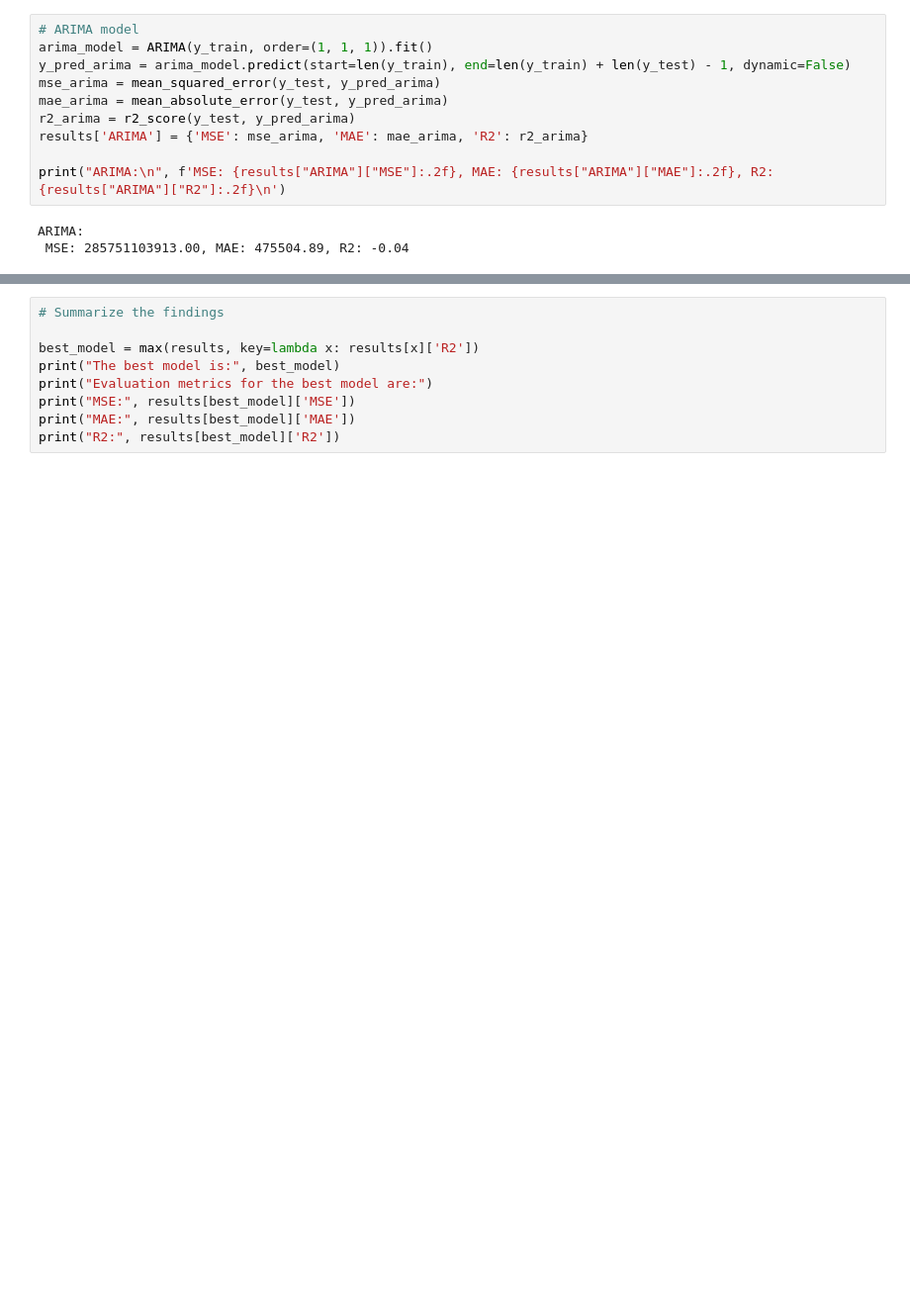
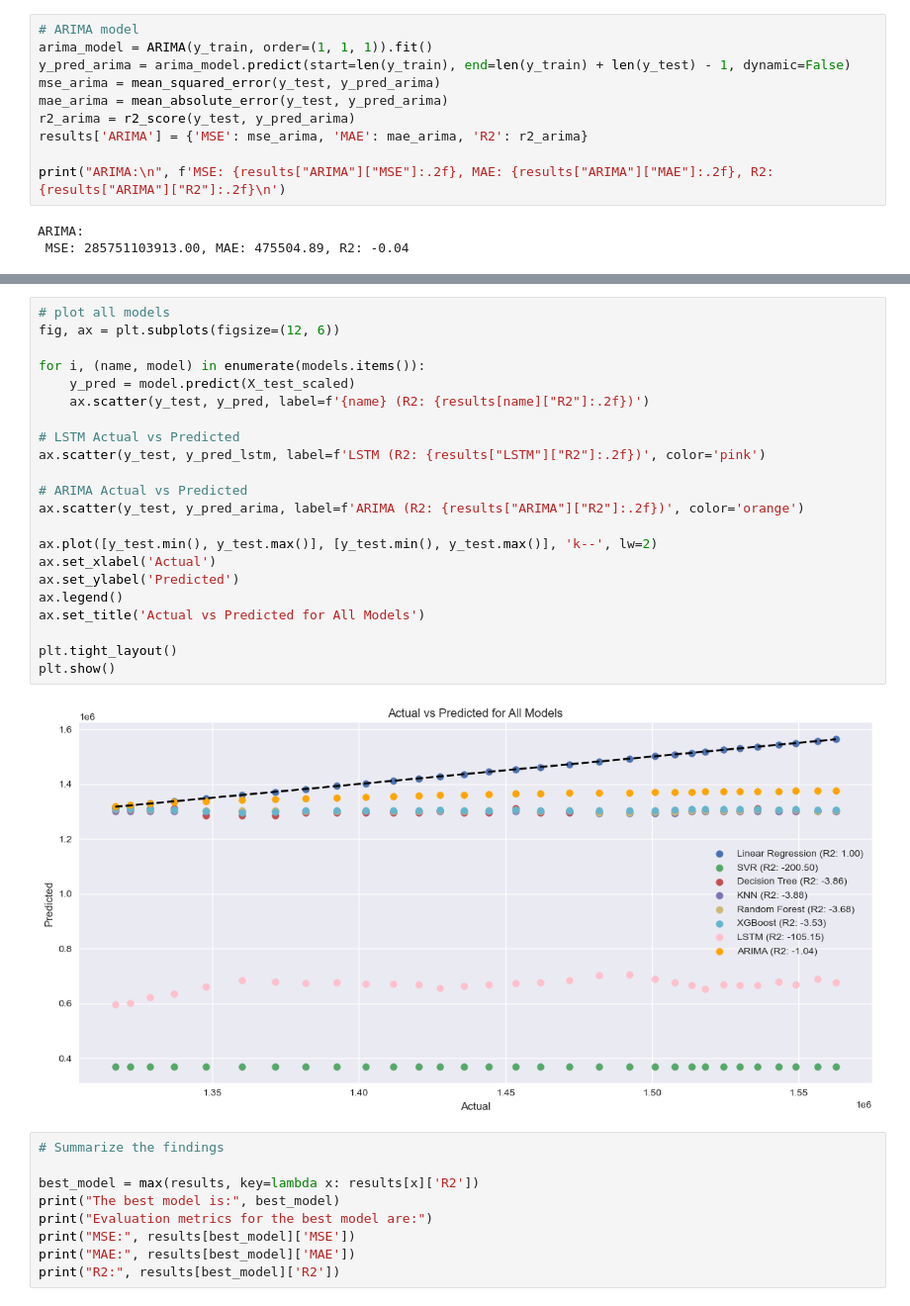
Before and after one commit to Liuyi95/IAI5101_Group7, a Jupyter notebook: Yuting2.ipynb, the cells around one changed output, grey strips where cells are left out. Shown: that part at 99% size. Drawn from its saved outputs; the diff is of its cells as text; blank space fills up the shorter version.

```diff
--- a/Yuting2.ipynb
+++ b/Yuting2.ipynb
@@ -218,3 +223,27 @@ plt.show()
+# %%
+# plot all models
+fig, ax = plt.subplots(figsize=(12, 6))
+
+for i, (name, model) in enumerate(models.items()):
+    y_pred = model.predict(X_test_scaled)
+    ax.scatter(y_test, y_pred, label=f'{name} (R2: {results[name]["R2"]:.2f})')
+
+# LSTM Actual vs Predicted
+ax.scatter(y_test, y_pred_lstm, label=f'LSTM (R2: {results["LSTM"]["R2"]:.2f})', color='pink')
+
+# ARIMA Actual vs Predicted
+ax.scatter(y_test, y_pred_arima, label=f'ARIMA (R2: {results["ARIMA"]["R2"]:.2f})', color='orange')
+
+ax.plot([y_test.min(), y_test.max()], [y_test.min(), y_test.max()], 'k--', lw=2)
+ax.set_xlabel('Actual')
+ax.set_ylabel('Predicted')
+ax.legend()
+ax.set_title('Actual vs Predicted for All Models')
+
+plt.tight_layout()
+plt.show()
+# %% [output]
+[figure, added]
 # %%
 # Summarize the findings
 
```
Also changed, not shown: parts of 8 cells of this notebook.
